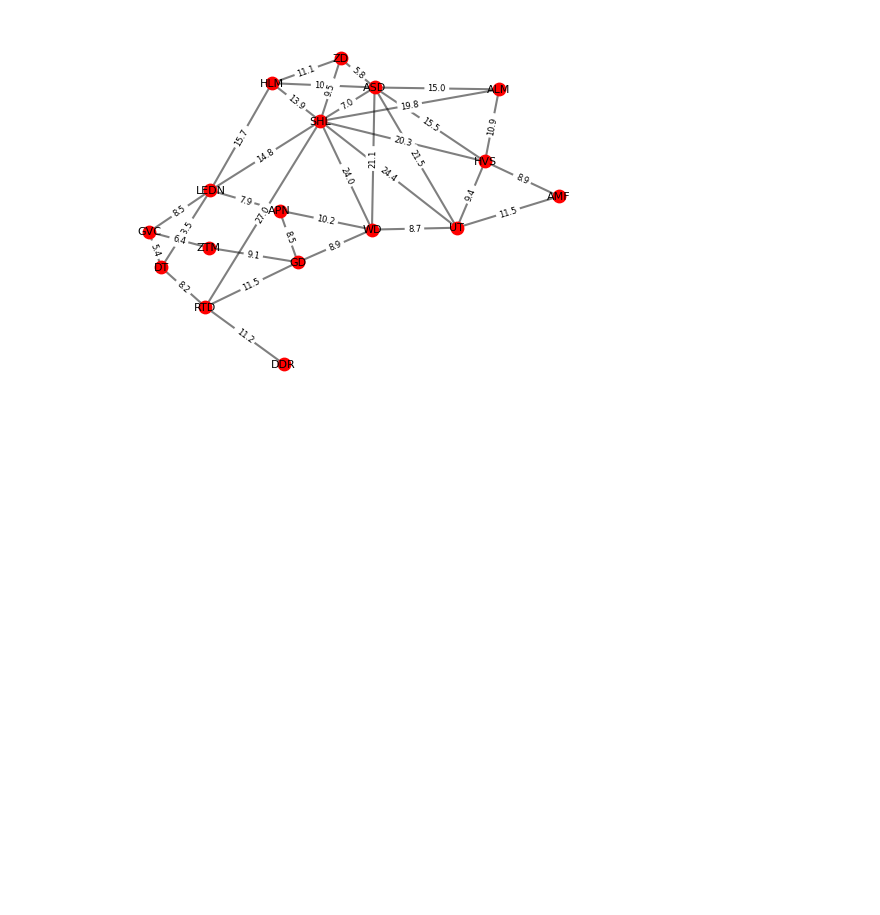
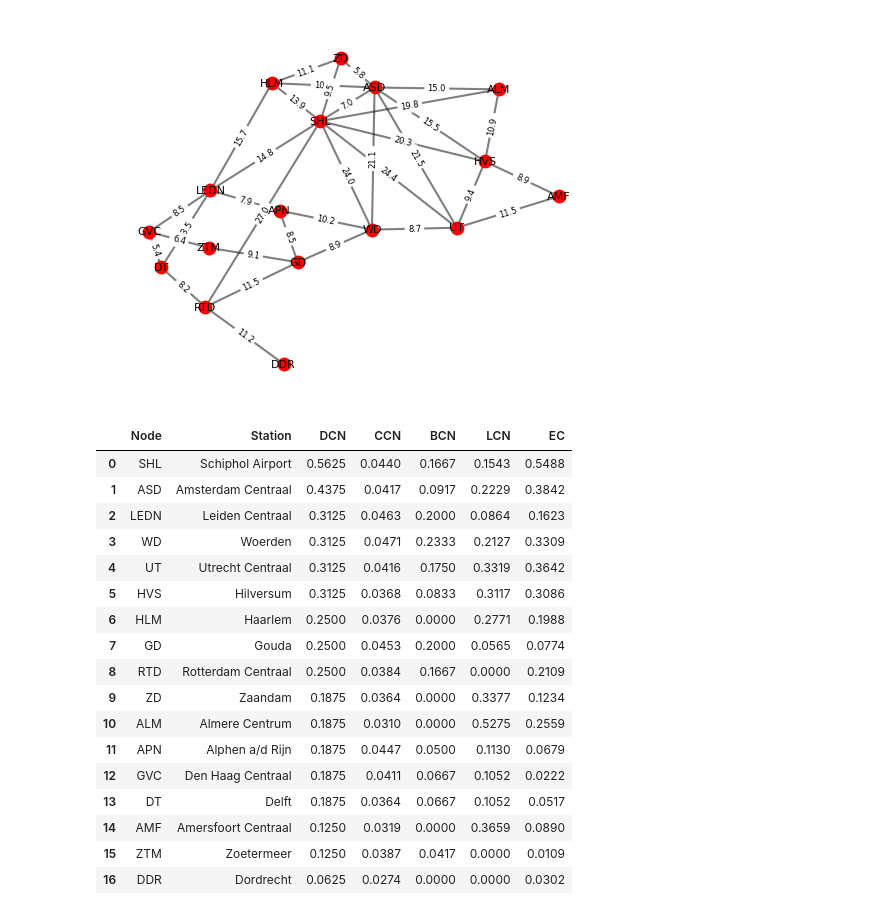
Before and after one commit to EVO5055/SEN124A-Project, a Jupyter notebook: Create_network_trains.ipynb, the cells around one changed output. Saved outputs shown, nothing was run; the diff lists cells and outputs as text; code cells hidden in the pictures; blank space fills up the shorter version.

Commit message:
compiled metric evaluation into single function

```diff
--- a/Create_network_trains.ipynb
+++ b/Create_network_trains.ipynb
@@ -260,3 +260,44 @@ plt.show()
 [figure]
 # %%
 red_city_connections_df.drop(columns=["path"]).to_csv("network_edges_train.csv", index=False)
+# %%
+def evaluate_network_metrics(network):
+    dcn = nx.degree_centrality(network)
+    ccn = nx.closeness_centrality(network, distance='weight')
+    bcn = nx.betweenness_centrality(network, weight='weight', normalized=True)
+    lcn = nx.clustering(network, weight='weight')
+    eigenvector = nx.eigenvector_centrality(network, weight='weight')
+
+    metrics_df = pd.DataFrame({
+        'Node': list(network.nodes()),
+        'Station': [network.nodes[n]['station'] for n in network.nodes()],
+        'DCN':  [round(dcn[n],  4) for n in network.nodes()],
+        'CCN':  [round(ccn[n],  4) for n in network.nodes()],
+        'BCN':  [round(bcn[n],  4) for n in network.nodes()],
+        'LCN':  [round(lcn[n],  4) for n in network.nodes()],
+        'EC':   [round(eigenvector[n], 4) for n in network.nodes()],
+    })
+
+    metrics_df = metrics_df.sort_values('DCN', ascending=False).reset_index(drop=True)
+    return metrics_df
+# %%
+evaluate_network_metrics(G_red)
+# %% [output]
+|  | Node | Station | DCN | CCN | BCN | LCN | EC |
+| 0 | SHL | Schiphol Airport | 0.5625 | 0.0440 | 0.1667 | 0.1543 | 0.5488 |
+| 1 | ASD | Amsterdam Centraal | 0.4375 | 0.0417 | 0.0917 | 0.2229 | 0.3842 |
+| 2 | LEDN | Leiden Centraal | 0.3125 | 0.0463 | 0.2000 | 0.0864 | 0.1623 |
+| 3 | WD | Woerden | 0.3125 | 0.0471 | 0.2333 | 0.2127 | 0.3309 |
+| 4 | UT | Utrecht Centraal | 0.3125 | 0.0416 | 0.1750 | 0.3319 | 0.3642 |
+| 5 | HVS | Hilversum | 0.3125 | 0.0368 | 0.0833 | 0.3117 | 0.3086 |
+| 6 | HLM | Haarlem | 0.2500 | 0.0376 | 0.0000 | 0.2771 | 0.1988 |
+| 7 | GD | Gouda | 0.2500 | 0.0453 | 0.2000 | 0.0565 | 0.0774 |
+| 8 | RTD | Rotterdam Centraal | 0.2500 | 0.0384 | 0.1667 | 0.0000 | 0.2109 |
+| 9 | ZD | Zaandam | 0.1875 | 0.0364 | 0.0000 | 0.3377 | 0.1234 |
+| 10 | ALM | Almere Centrum | 0.1875 | 0.0310 | 0.0000 | 0.5275 | 0.2559 |
+| 11 | APN | Alphen a/d Rijn | 0.1875 | 0.0447 | 0.0500 | 0.1130 | 0.0679 |
+| 12 | GVC | Den Haag Centraal | 0.1875 | 0.0411 | 0.0667 | 0.1052 | 0.0222 |
+| 13 | DT | Delft | 0.1875 | 0.0364 | 0.0667 | 0.1052 | 0.0517 |
+| 14 | AMF | Amersfoort Centraal | 0.1250 | 0.0319 | 0.0000 | 0.3659 | 0.0890 |
+| 15 | ZTM | Zoetermeer | 0.1250 | 0.0387 | 0.0417 | 0.0000 | 0.0109 |
+| 16 | DDR | Dordrecht | 0.0625 | 0.0274 | 0.0000 | 0.0000 | 0.0302 |
```
Also changed, not shown: 1 other file.
